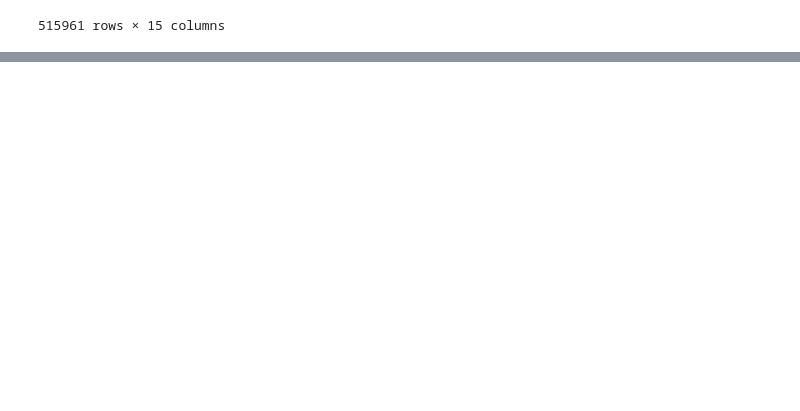
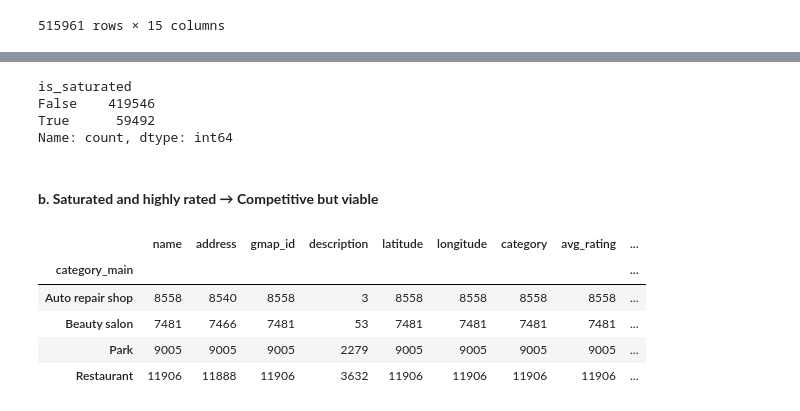
Before and after one commit to Dhrutube/DS3-LocalLens, a Jupyter notebook: data.ipynb, the cells around one changed output, grey strips where cells are left out. Cells and saved outputs as stored; diff of their text form; code cells hidden in the pictures; blank space fills up the shorter version.

```diff
--- a/data.ipynb
+++ b/data.ipynb
@@ -93,0 +83,9 @@ Name: avg_rating, dtype: float64
+# %%
+# Create statistics to compare average rating between brand vs non-brand
+california_metadata['brand_proportion'] = (
+    california_metadata['name'].map(location_proportion)
+)
+california_metadata['is_brand'] = (
+    california_metadata['brand_proportion'] >= brand_threshold
+)
+california_metadata.groupby('is_brand')['avg_rating'].agg(['mean','median','std'])
@@ -93,0 +178,19 @@ Name: avg_rating, dtype: float64
+# %%
+independent = california_metadata[california_metadata.get('is_brand') == False]
+independent
+
+# Identify saturated category
+saturated = independent.groupby('category_main')['name'].count().reset_index(name='count_saturated').sort_values(by='count_saturated', ascending=False).reset_index(drop=True)
+
+print("Highest number of saturated:",saturated.get('count_saturated').iloc[0])
+
+# attach count to each row
+independent['count_saturated'] = independent['category_main'].map(
+    saturated.set_index('category_main')['count_saturated']
+)
+
+# flag saturated
+saturated_threshold = 5000
+independent['is_saturated'] = independent['count_saturated'] > saturated_threshold
+
+independent
@@ -93,0 +225,7 @@ Name: avg_rating, dtype: float64
+# %%
+# Compute median rating per category (Series)
+median_rating_by_category = (
+    independent.groupby('category_main')['avg_rating']
+    .median()
+)
+median_rating_by_category
@@ -93,0 +246,6 @@ Name: avg_rating, dtype: float64
+# %%
+# Map back to independent
+independent['median_rating'] = (
+    independent['category_main'].map(median_rating_by_category)
+)
+independent
@@ -93,0 +283,19 @@ Name: avg_rating, dtype: float64
+# %%
+independent['is_saturated'].value_counts()
+# %% [output]
+is_saturated
+False    419546
+True      59492
+Name: count, dtype: int64
+# %% [markdown]
+#### **b. Saturated and highly rated → Competitive but viable**
+# %%
+competitive_market = independent[(independent.get('is_saturated') == True) & (independent.get('median_rating') >= 4.4)]
+competitive_market.groupby('category_main').count()
+# %% [output]
+|  | name | address | gmap_id | description | latitude | longitude | category | avg_rating | ... |
+| category_main |  |  |  |  |  |  |  |  | ... |
+| Auto repair shop | 8558 | 8540 | 8558 | 3 | 8558 | 8558 | 8558 | 8558 | ... |
+| Beauty salon | 7481 | 7466 | 7481 | 53 | 7481 | 7481 | 7481 | 7481 | ... |
+| Park | 9005 | 9005 | 9005 | 2279 | 9005 | 9005 | 9005 | 9005 | ... |
+| Restaurant | 11906 | 11888 | 11906 | 3632 | 11906 | 11906 | 11906 | 11906 | ... |
```
Also changed, not shown: parts of 27 cells of this notebook.
